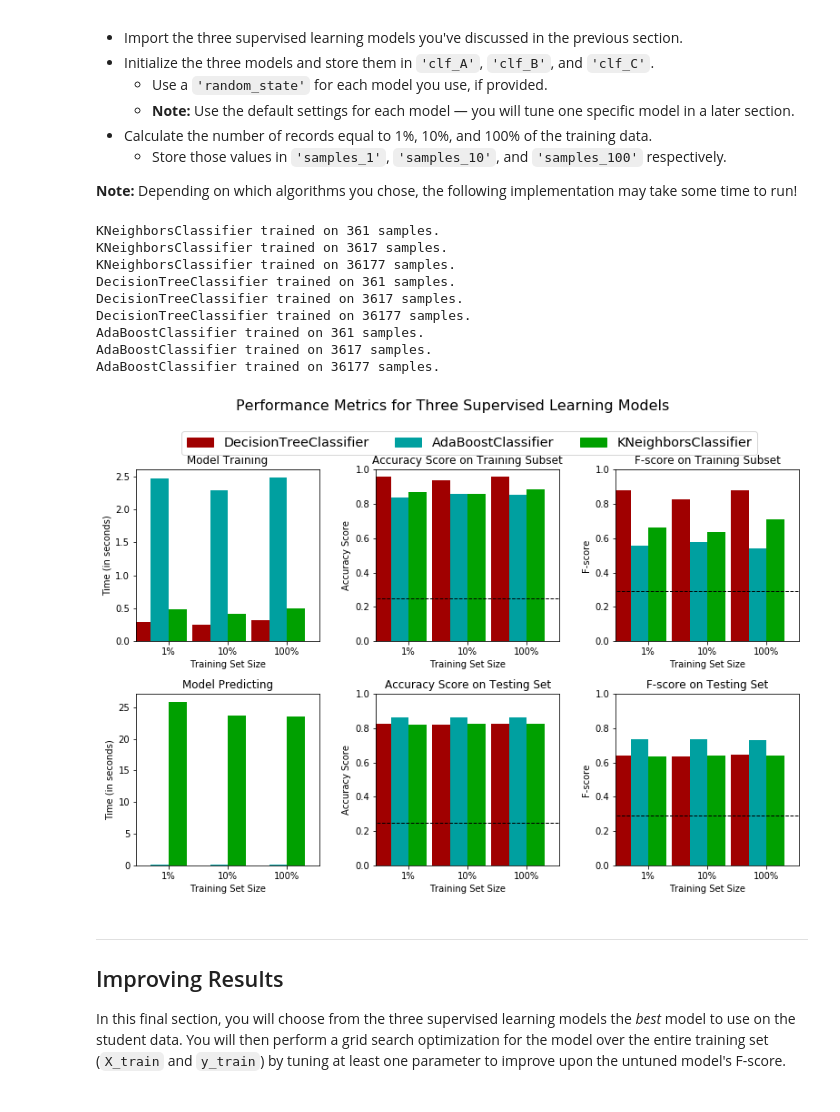
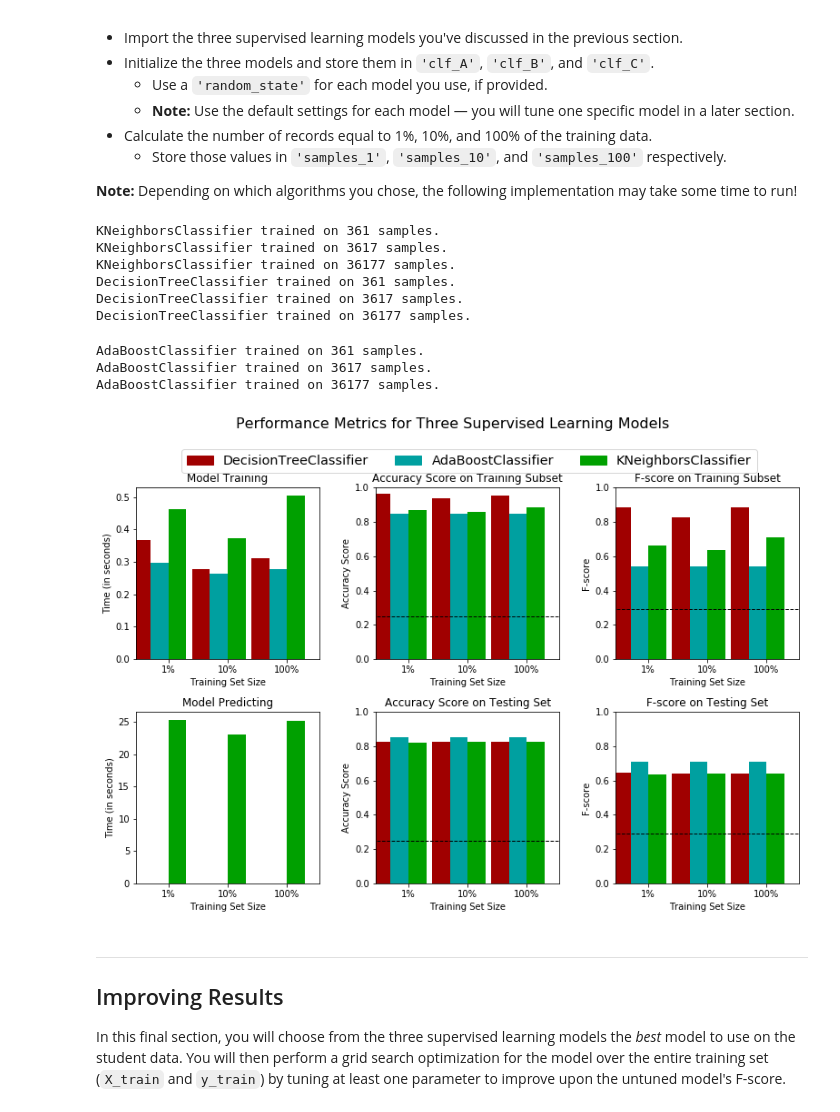
Before and after one commit to josemacenteno/finding_donors, a Jupyter notebook: finding_donors.ipynb, the cells around one changed output. Cells and saved outputs as stored; diff of their text form; code cells hidden in the pictures.

```diff
--- a/finding_donors.ipynb
+++ b/finding_donors.ipynb
@@ -424,38 +424,38 @@ from sklearn.ensemble import AdaBoostClassifier
 # TODO: Initialize the three models
 clf_A = KNeighborsClassifier(n_neighbors=5)
 clf_B = DecisionTreeClassifier(min_samples_split=4)
-clf_C = AdaBoostClassifier(n_estimators=100)
+clf_C = AdaBoostClassifier(n_estimators=10)
 #clf_A = DecisionTreeClassifier(min_samples_split=3)
 #clf_B = DecisionTreeClassifier(min_samples_split=4)
 #clf_C = DecisionTreeClassifier(min_samples_split=5)
 
 # TODO: Calculate the number of samples for 1%, 10%, and 100% of the training data
 samples_1 = y_train.shape[0]//100
 samples_10 = y_train.shape[0]//10
 samples_100 = y_train.shape[0]
 
 # Collect results on the learners
 results = {}
 for clf in [clf_A, clf_B, clf_C]:
     clf_name = clf.__class__.__name__
     results[clf_name] = {}
     for i, samples in enumerate([samples_1, samples_10, samples_100]):
         results[clf_name][i] = \
         train_predict(clf, samples, X_train, y_train, X_test, y_test)
 
 # Run metrics visualization for the three supervised learning models chosen
 vs.evaluate(results, accuracy, fscore)
 # %% [output]
 KNeighborsClassifier trained on 361 samples.
 KNeighborsClassifier trained on 3617 samples.
 KNeighborsClassifier trained on 36177 samples.
 DecisionTreeClassifier trained on 361 samples.
 DecisionTreeClassifier trained on 3617 samples.
 DecisionTreeClassifier trained on 36177 samples.
-AdaBoostClassifier trained on 361 samples.
-AdaBoostClassifier trained on 3617 samples.
-AdaBoostClassifier trained on 36177 samples.
+AdaBoostClassifier trained on 361 samples.
+AdaBoostClassifier trained on 3617 samples.
+AdaBoostClassifier trained on 36177 samples.
-[figure, old version]
+[figure, new version]
 # %% [markdown]
 ----
 ## Improving Results
```
Also changed, not shown: parts of 4 cells of this notebook.
